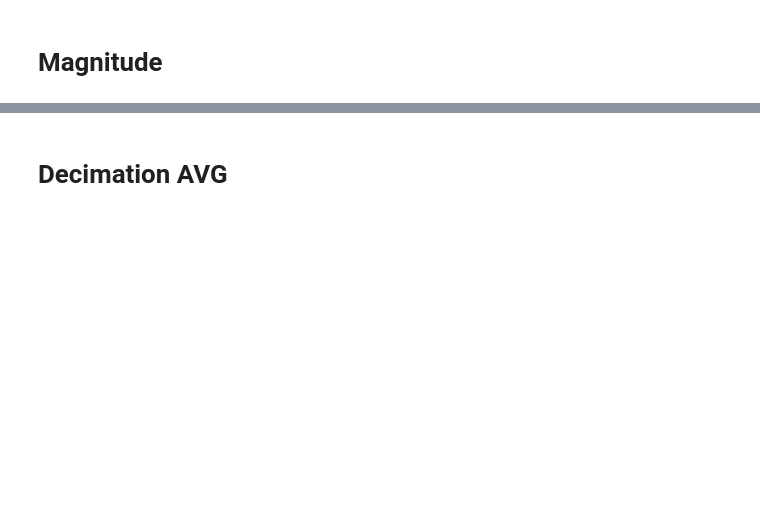
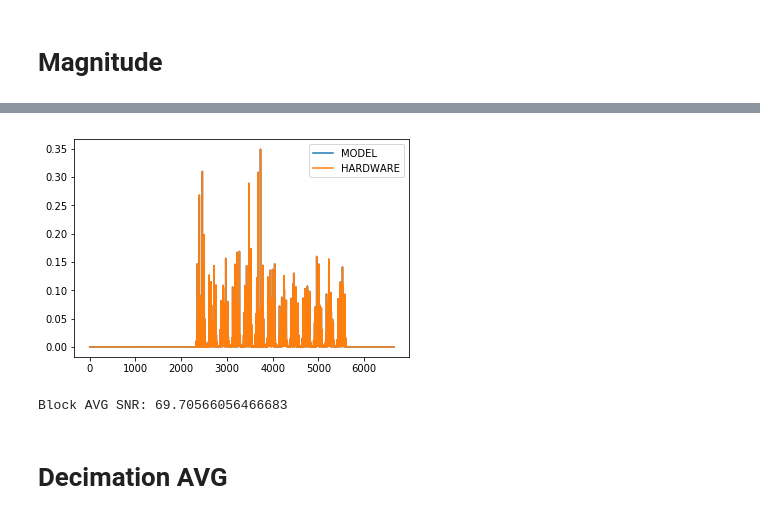
Before and after one commit to gasparka/pyhacores, a Jupyter notebook: under_construction/fft/doc/spectrogram.ipynb, the cells around one changed output, grey strips where cells are left out. Drawn from its saved outputs; the diff is of its cells as text; code cells hidden in the pictures; blank space fills up the shorter version.

```diff
--- a/under_construction/fft/doc/spectrogram.ipynb
+++ b/under_construction/fft/doc/spectrogram.ipynb
@@ -153,5 +192,5 @@ print(f'Block AVG SNR: {snrs}')
 # %%
 inp = np.array(sims['PYHA']) # input is the output of last block
 dut = ConjMult()
-sims = simulate(dut, inp, simulations=['MODEL_PYHA', 'PYHA'] + extra_sims)
+sims = simulate(dut, inp, simulations=sims, output_callback=DataWithIndex.unpack, input_callback=DataWithIndex.pack)
 assert hardware_sims_equal(sims)
@@ -158,11 +209,15 @@ assert hardware_sims_equal(sims)
 # %%
-plt.plot(sims['MODEL_PYHA'], label='MODEL_PYHA')
-plt.plot(sims['PYHA'], label='HARDWARE')
+plt.plot(np.hstack(sims['MODEL']).real, label='MODEL')
+plt.plot(np.hstack(sims['PYHA']).real, label='HARDWARE')
 plt.legend()
 plt.show()
+# %% [output]
+[figure, added]
 # %%
-snrs = snr(sims['MODEL_PYHA'], sims['PYHA'])
+snrs = snr(sims['MODEL'], sims['PYHA'])
 print(f'Block AVG SNR: {snrs}')
+# %% [output]
+Block AVG SNR: 69.70566056466683
 # %% [markdown]
 # Decimation AVG
 # %%
```
Also changed, not shown: parts of 27 cells of this notebook, 3 other files.
